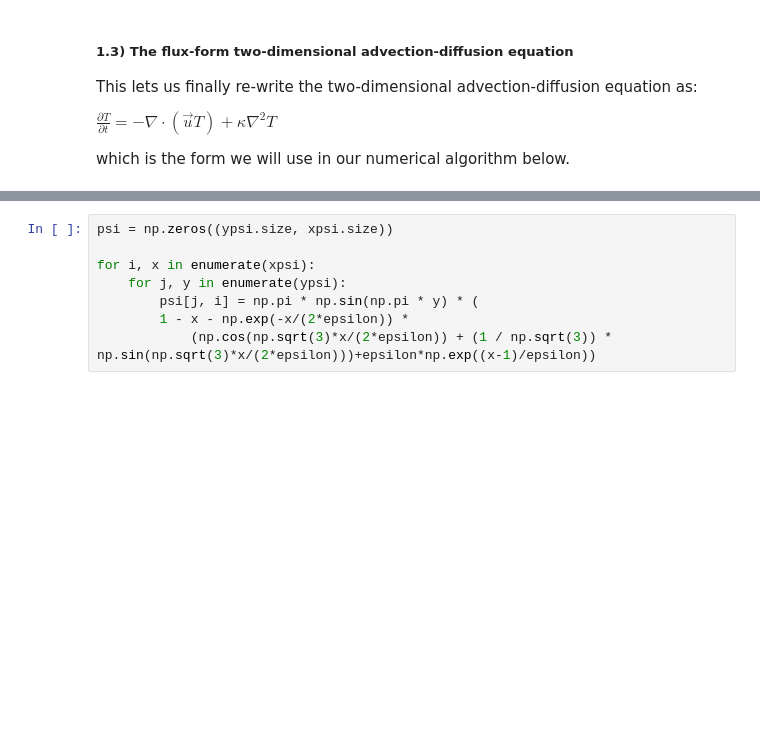
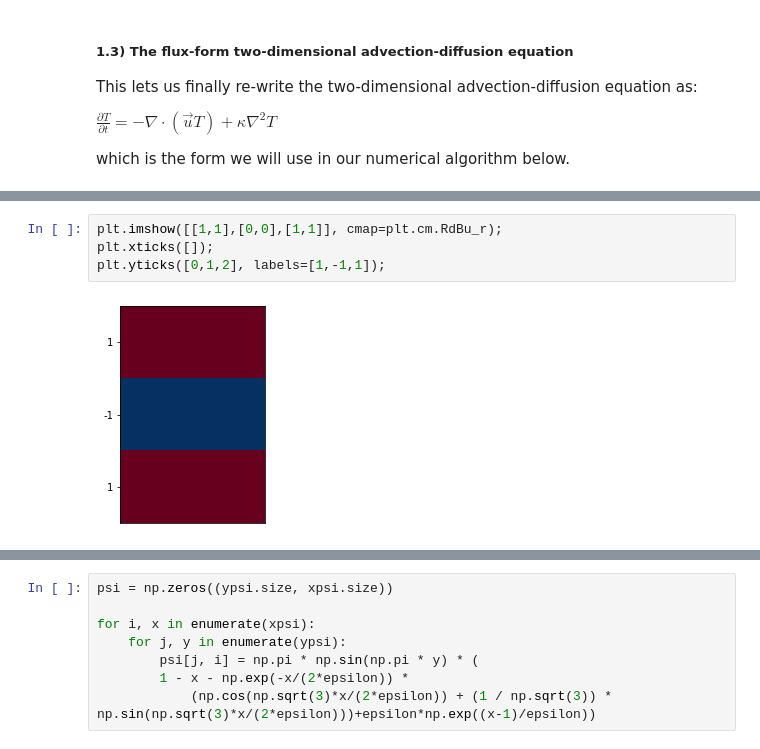
Before and after one commit to t3bol90/personal_blog, a Jupyter notebook: _notebooks/2020-12-02-heat-transport.ipynb, the cells around one changed output, grey strips where cells are left out. Drawn from its saved outputs; the diff is of its cells as text; blank space fills up the shorter version.

```diff
--- a/_notebooks/2020-12-02-heat-transport.ipynb
+++ b/_notebooks/2020-12-02-heat-transport.ipynb
@@ -136,0 +172,6 @@ NameError: name 'U' is not defined
+# %%
+plt.imshow([[1,1],[0,0],[1,1]], cmap=plt.cm.RdBu_r);
+plt.xticks([]);
+plt.yticks([0,1,2], labels=[1,-1,1]);
+# %% [output]
+[figure, added]
```
Also changed, not shown: parts of 65 cells of this notebook.
